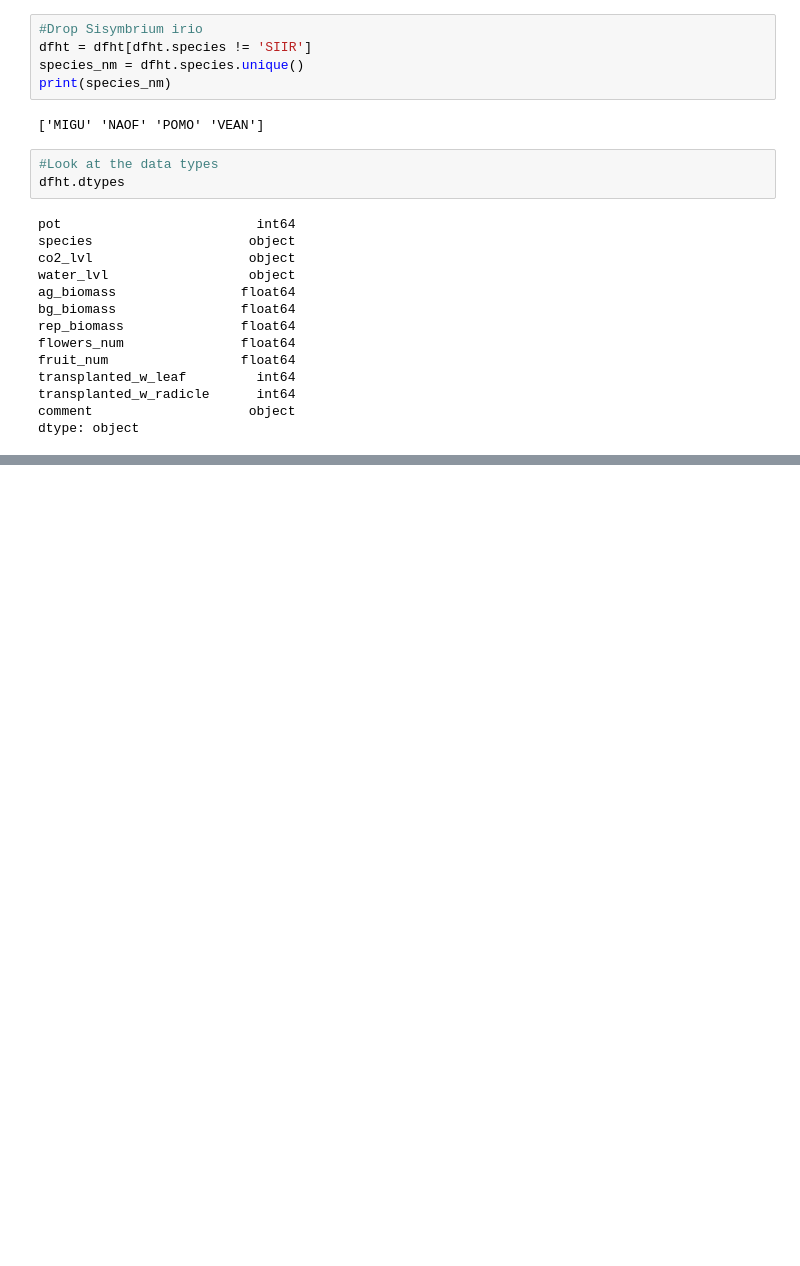
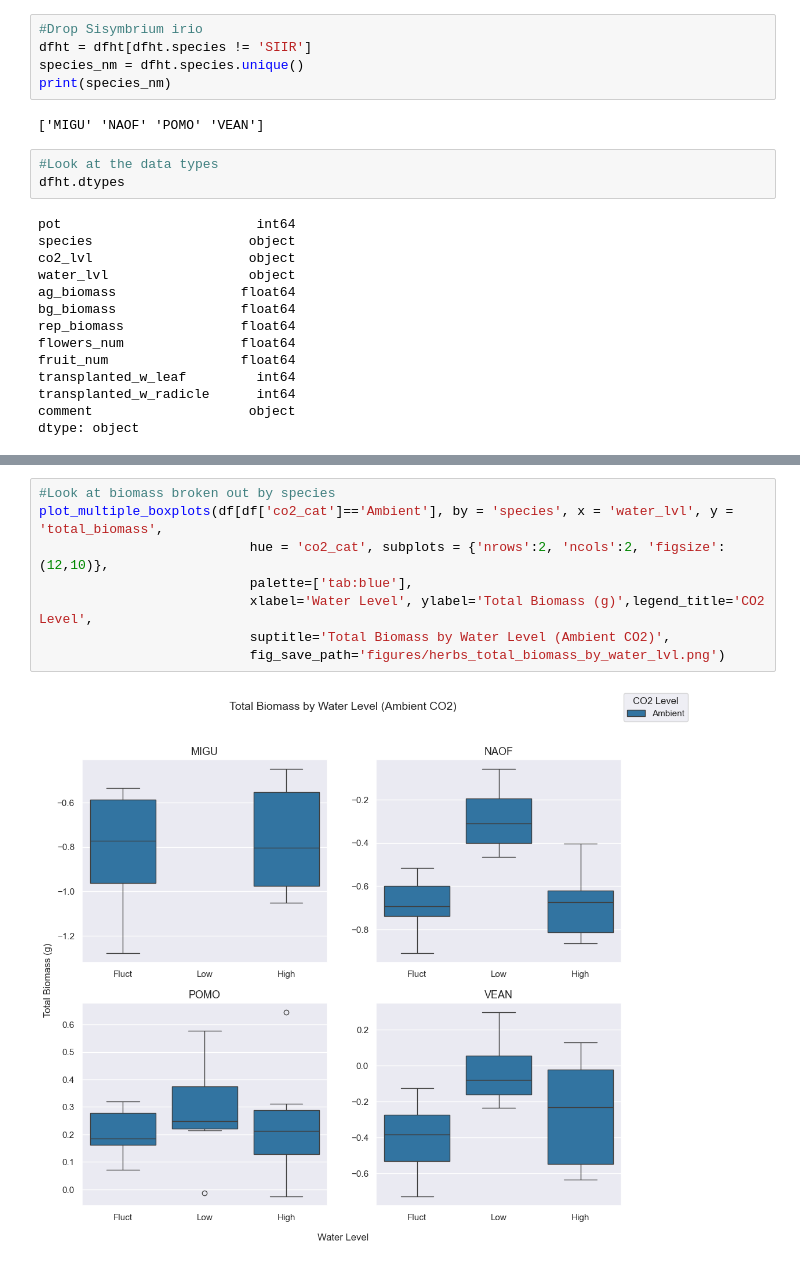
Before and after one commit to sfarinas3/co2_growth_experiment, a Jupyter notebook: eda_and_data_processing.ipynb, the cells around one changed output, grey strips where cells are left out. Cells and saved outputs as stored; diff of their text form; blank space fills up the shorter version.

```diff
--- a/eda_and_data_processing.ipynb
+++ b/eda_and_data_processing.ipynb
@@ -168,0 +225,10 @@ sn.boxplot(data=dfht, x='water_lvl', y='total_biomass', hue='co2_lvl')
+# %%
+#Look at biomass broken out by species
+plot_multiple_boxplots(df[df['co2_cat']=='Ambient'], by = 'species', x = 'water_lvl', y = 'total_biomass',
+                           hue = 'co2_cat', subplots = {'nrows':2, 'ncols':2, 'figsize':(12,10)},
+                           palette=['tab:blue'],
+                           xlabel='Water Level', ylabel='Total Biomass (g)',legend_title='CO2 Level',
+                           suptitle='Total Biomass by Water Level (Ambient CO2)',
+                           fig_save_path='figures/herbs_total_biomass_by_water_lvl.png')
+# %% [output]
+[figure, added]
```
Also changed, not shown: parts of 31 cells of this notebook, 39 other files.
